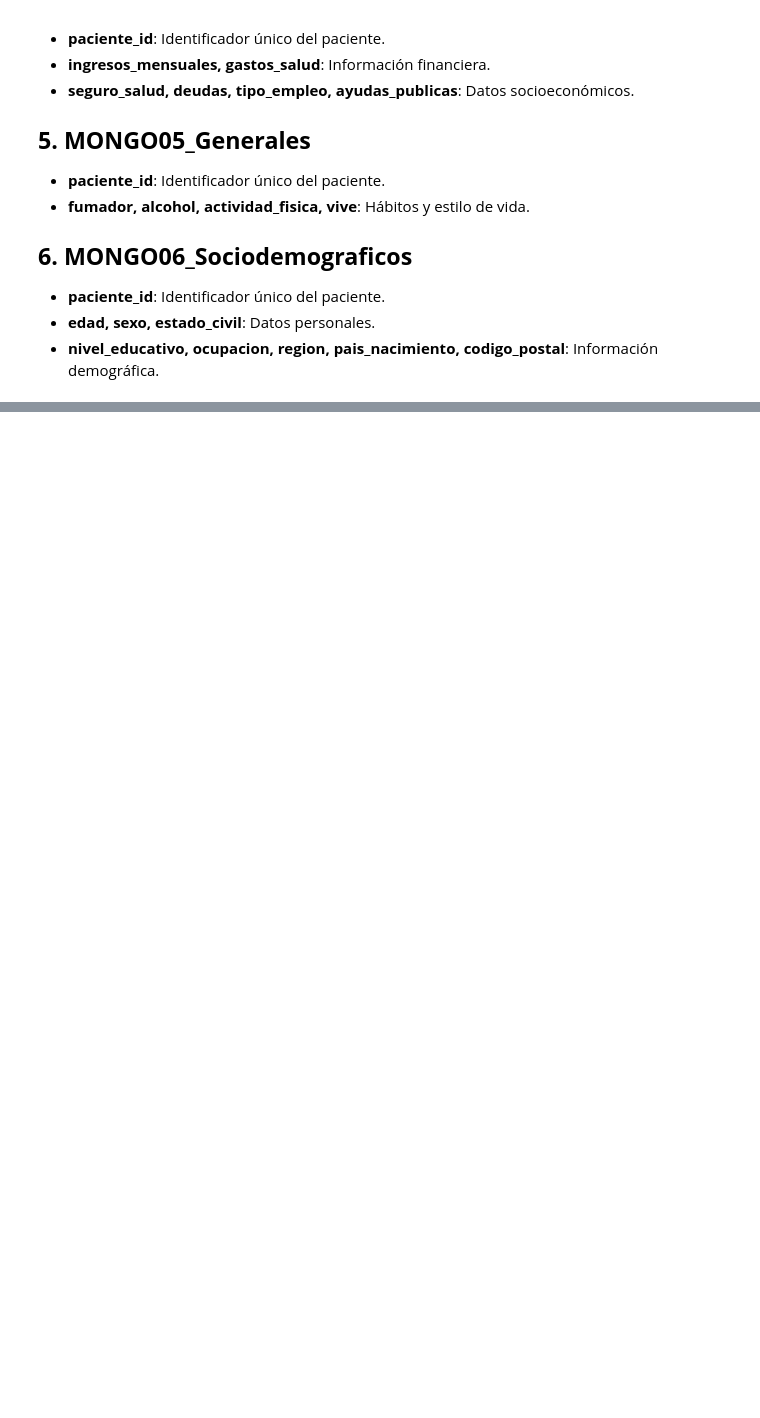
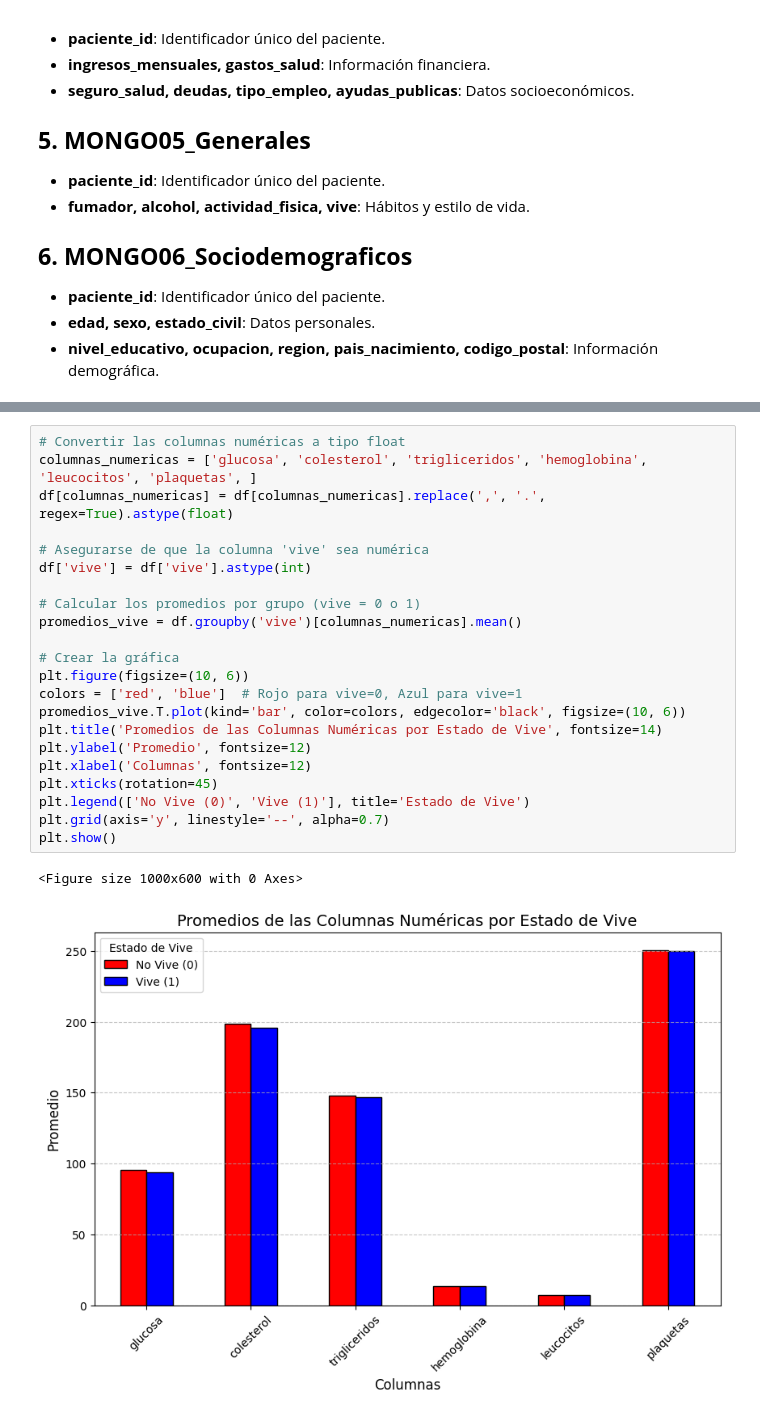
Before and after one commit to josean9/IA-Casos, a Jupyter notebook: notebooks/notebook1_eda.ipynb, the cells around one changed output, grey strips where cells are left out. Cells and saved outputs as stored; diff of their text form; blank space fills up the shorter version.

```diff
--- a/notebooks/notebook1_eda.ipynb
+++ b/notebooks/notebook1_eda.ipynb
@@ -47,3 +51,28 @@ df.head()
 | 2 | P1000002 | 88,61 | 177,53 | 91,93 | 12,76 | 7,54 | 245,35 | 1,59 | ... |
 | 3 | P1000003 | 90,92 | 203,97 | 121,79 | 12,95 | 8,56 | 245,11 | 1,26 | ... |
 | 4 | P1000004 | 69,17 | 154,33 | 78,34 | 12,34 | 8,2 | 234,44 | 0,88 | ... |
+# %%
+# Convertir las columnas numéricas a tipo float
+columnas_numericas = ['glucosa', 'colesterol', 'trigliceridos', 'hemoglobina', 'leucocitos', 'plaquetas', ]
+df[columnas_numericas] = df[columnas_numericas].replace(',', '.', regex=True).astype(float)
+
+# Asegurarse de que la columna 'vive' sea numérica
+df['vive'] = df['vive'].astype(int)
+
+# Calcular los promedios por grupo (vive = 0 o 1)
+promedios_vive = df.groupby('vive')[columnas_numericas].mean()
+
+# Crear la gráfica
+plt.figure(figsize=(10, 6))
+colors = ['red', 'blue']  # Rojo para vive=0, Azul para vive=1
+promedios_vive.T.plot(kind='bar', color=colors, edgecolor='black', figsize=(10, 6))
+plt.title('Promedios de las Columnas Numéricas por Estado de Vive', fontsize=14)
+plt.ylabel('Promedio', fontsize=12)
+plt.xlabel('Columnas', fontsize=12)
+plt.xticks(rotation=45)
+plt.legend(['No Vive (0)', 'Vive (1)'], title='Estado de Vive')
+plt.grid(axis='y', linestyle='--', alpha=0.7)
+plt.show()
+# %% [output]
+<Figure size 1000x600 with 0 Axes>
+[figure, added]
```
Also changed, not shown: parts of 6 cells of this notebook.
